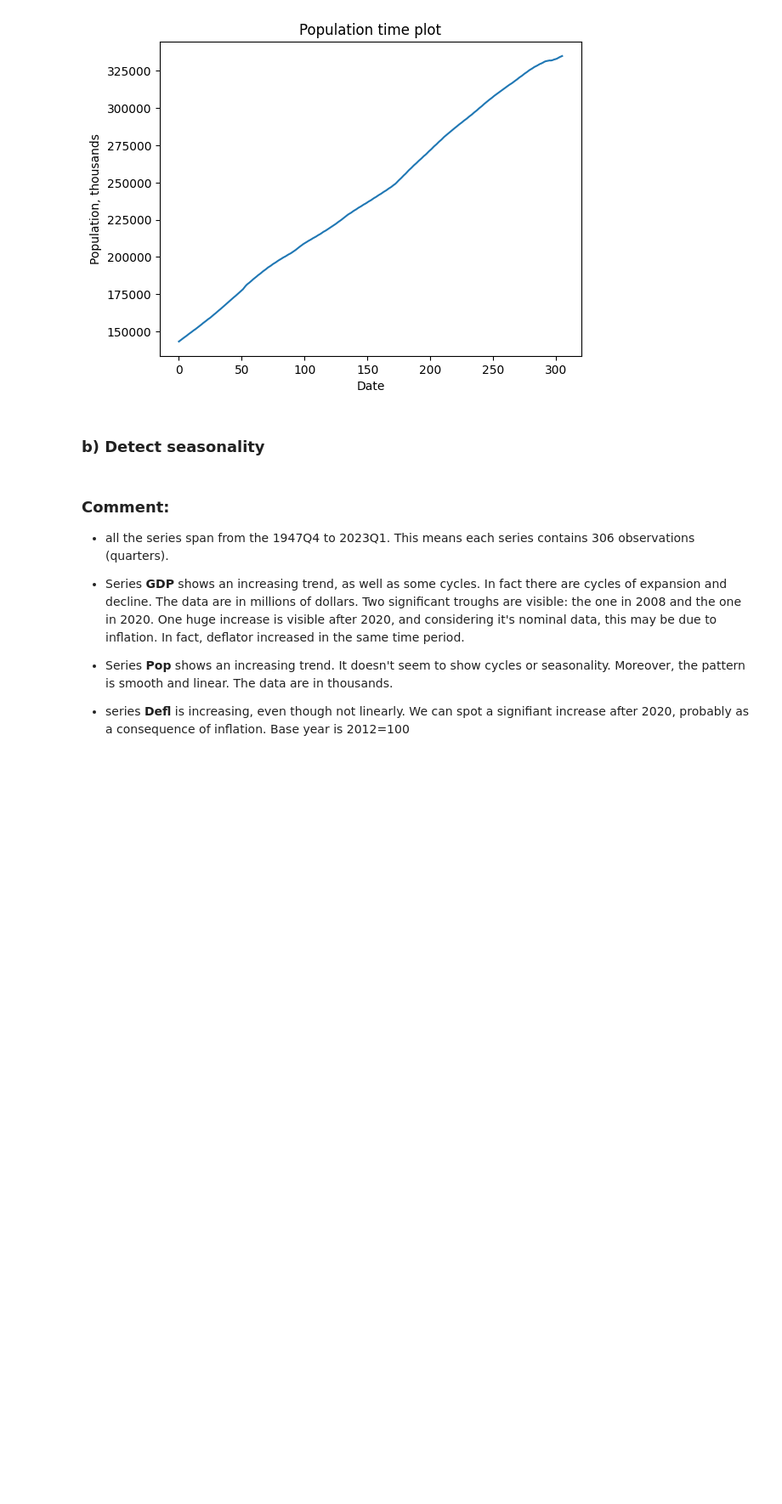
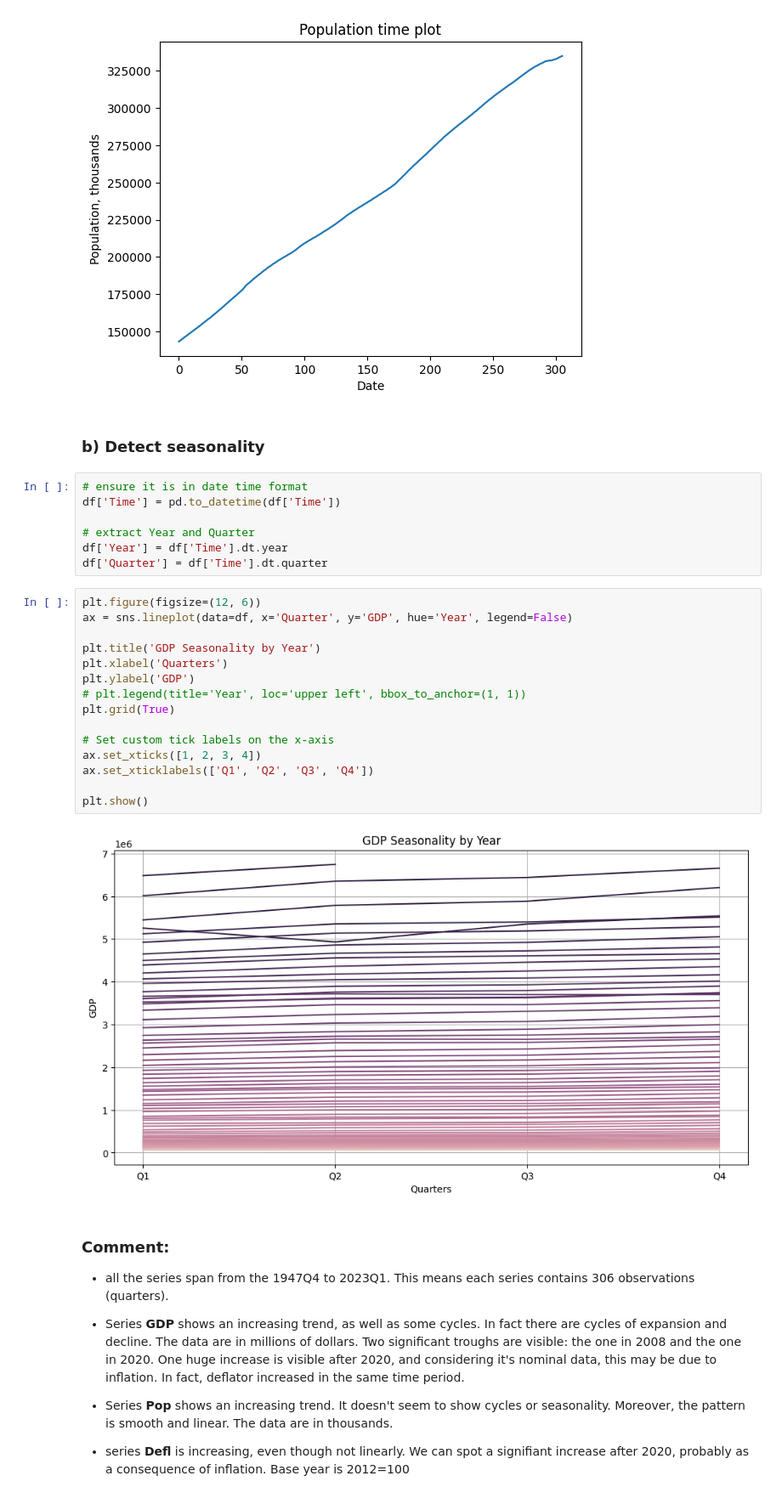
Before and after one commit to giordanovitale/Time-Series-Assignments, a Jupyter notebook: Assignment 2/Assignment2.ipynb, the cells around one changed output. Shown at 85% size. Cells and saved outputs as stored; diff of their text form; blank space fills up the shorter version.

```diff
--- a/Assignment 2/Assignment2.ipynb
+++ b/Assignment 2/Assignment2.ipynb
@@ -77,6 +78,30 @@ Text(0, 0.5, 'Population, thousands')
 [figure]
 # %% [markdown]
 ### b) Detect seasonality
+# %%
+# ensure it is in date time format
+df['Time'] = pd.to_datetime(df['Time'])
+
+# extract Year and Quarter
+df['Year'] = df['Time'].dt.year
+df['Quarter'] = df['Time'].dt.quarter
+# %%
+plt.figure(figsize=(12, 6))
+ax = sns.lineplot(data=df, x='Quarter', y='GDP', hue='Year', legend=False)
+
+plt.title('GDP Seasonality by Year')
+plt.xlabel('Quarters')
+plt.ylabel('GDP')
+# plt.legend(title='Year', loc='upper left', bbox_to_anchor=(1, 1))
+plt.grid(True)
+
+# Set custom tick labels on the x-axis
+ax.set_xticks([1, 2, 3, 4])
+ax.set_xticklabels(['Q1', 'Q2', 'Q3', 'Q4'])
+
+plt.show()
+# %% [output]
+[figure, added]
 # %% [markdown]
 ### **Comment:**
 
```
Also changed, not shown: parts of 6 cells of this notebook.
